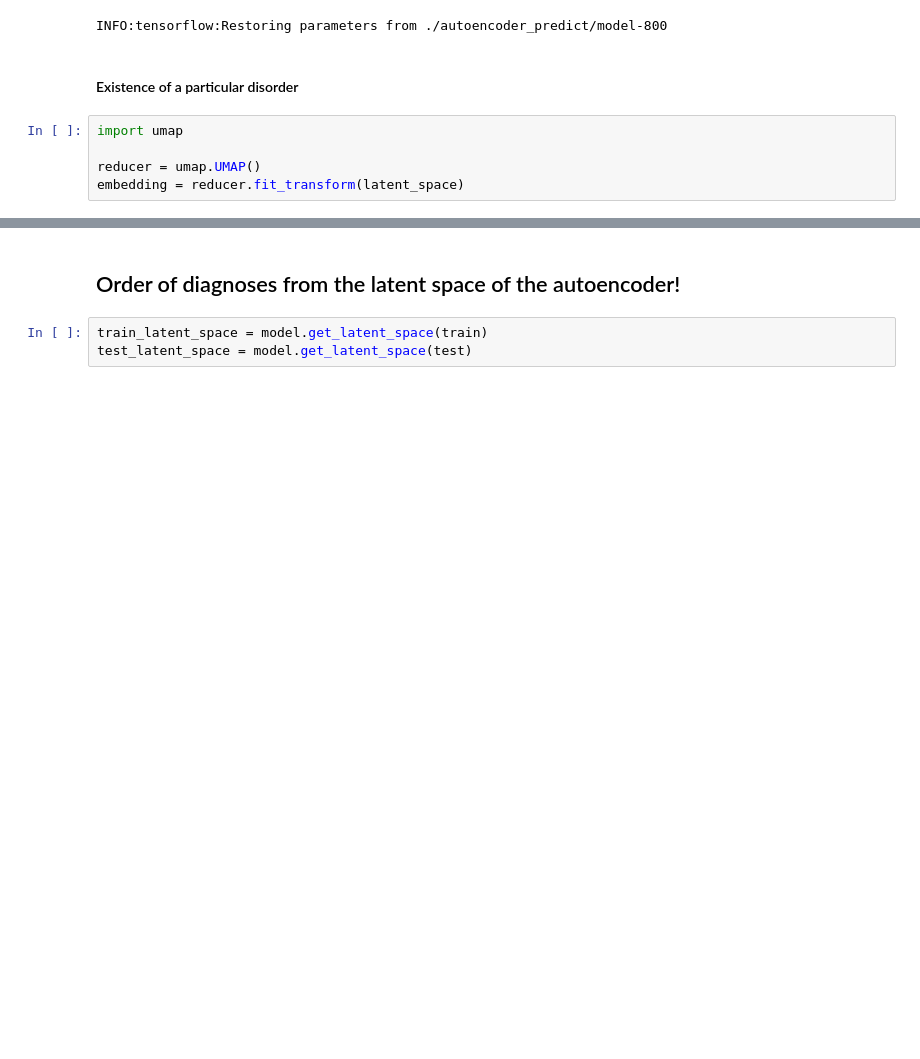
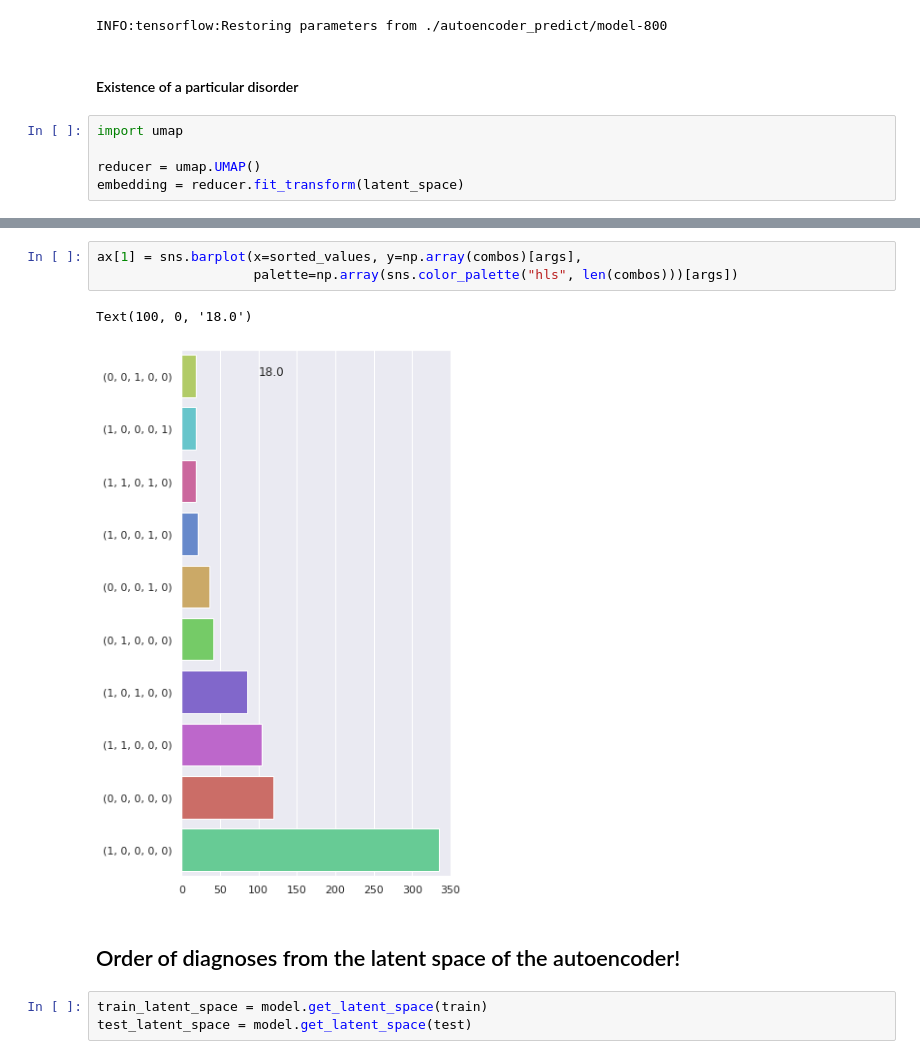
Before and after one commit to sanagno/psychiatry-mri-eeg, a Jupyter notebook: combined_features.ipynb, the cells around one changed output, grey strips where cells are left out. Saved outputs shown, nothing was run; the diff lists cells and outputs as text; blank space fills up the shorter version.

```diff
--- a/combined_features.ipynb
+++ b/combined_features.ipynb
@@ -512,3 +616,9 @@ plt.show()
+# %%
+ax[1] = sns.barplot(x=sorted_values, y=np.array(combos)[args],
+                    palette=np.array(sns.color_palette("hls", len(combos)))[args])
+# %% [output]
+Text(100, 0, '18.0')
+[figure, added]
 # %% [markdown]
 ## Order of diagnoses from the latent space of the autoencoder!
 # %%
```
Also changed, not shown: parts of 26 cells of this notebook.
